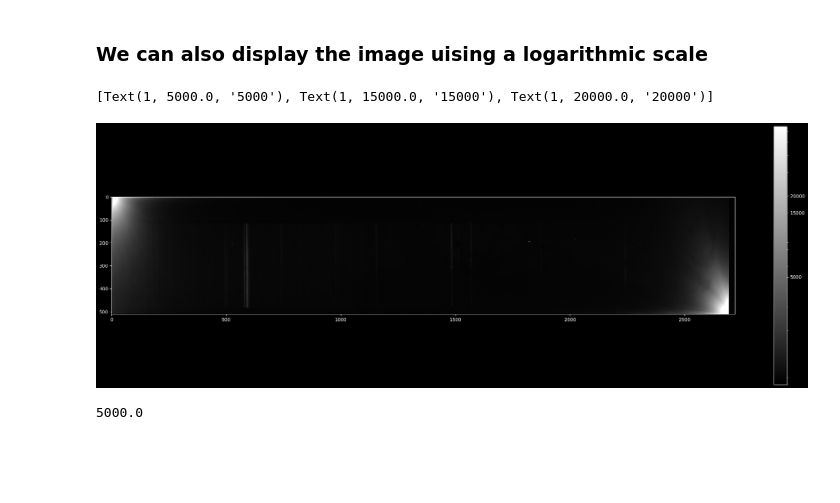
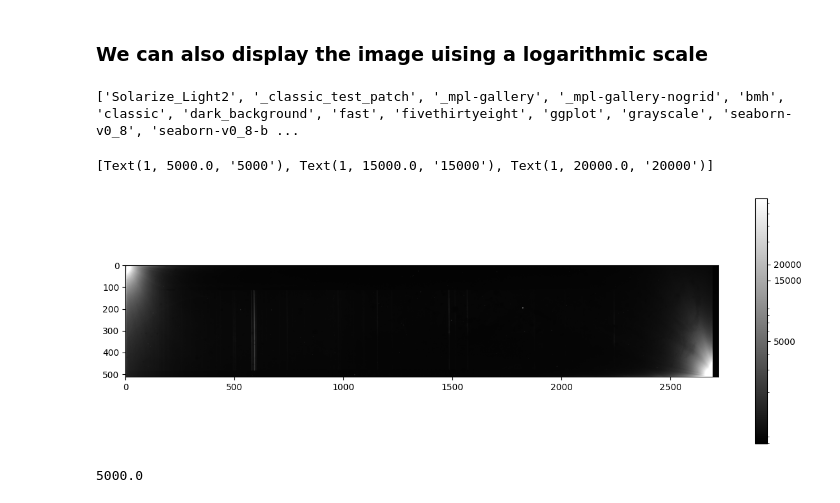
Before and after one commit to mikejafs/phys_641, a Jupyter notebook: projects/p1/p1_omm_spectrometry.ipynb, the cells around one changed output. Cells and saved outputs as stored; diff of their text form; code cells hidden in the pictures; blank space fills up the shorter version.

Commit message:
changed the color background

```diff
--- a/projects/p1/p1_omm_spectrometry.ipynb
+++ b/projects/p1/p1_omm_spectrometry.ipynb
@@ -74,12 +76,19 @@ histogram = plt.hist(source_data.flatten(), bins = 'auto')
 # %% [markdown]
 ### We can also display the image uising a logarithmic scale
+# %%
+print(plt.style.available)
+# %% [output]
+['Solarize_Light2', '_classic_test_patch', '_mpl-gallery', '_mpl-gallery-nogrid', 'bmh', 'classic', 'dark_background', 'fast', 'fivethirtyeight', 'ggplot', 'grayscale', 'seaborn-v0_8', 'seaborn-v0_8-b ...
 # %%
+plt.rcParams['figure.figsize'] = (15, 5)
+# plt.style.use('seaborn-v0_8-white')
+# plt.style.use('dark_background')
 plt.imshow(source_data, cmap = 'gray', norm = LogNorm())
 cbar = plt.colorbar(ticks = [5e3, 15e3, 20e3])
 cbar.ax.set_yticklabels(['5000', '15000', '20000'])
 # %% [output]
 [Text(1, 5000.0, '5000'), Text(1, 15000.0, '15000'), Text(1, 20000.0, '20000')]
-[figure, old version]
+[figure, new version]
 # %%
 print(5.e3)
 # %% [output]
```
Also changed, not shown: parts of 3 cells of this notebook.
